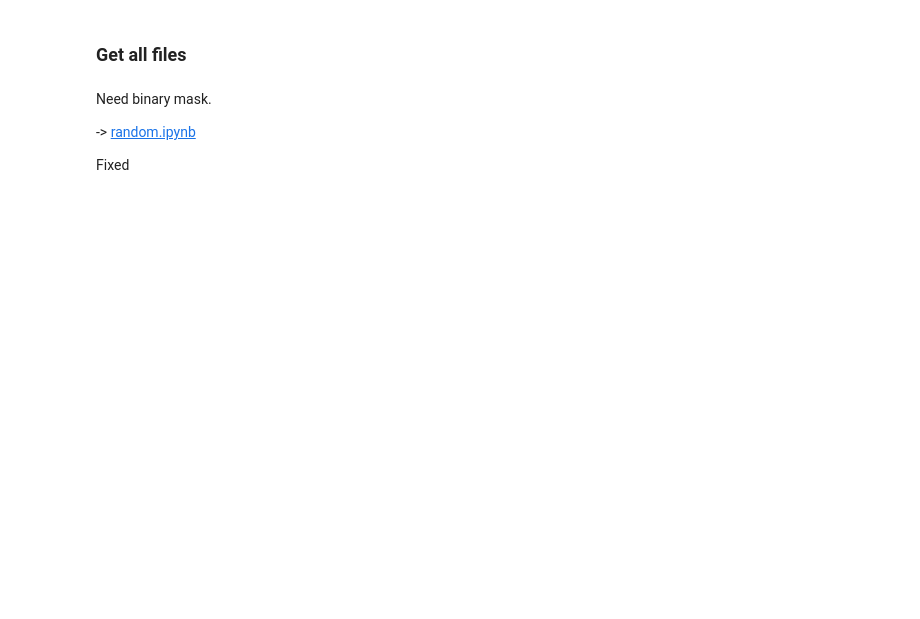
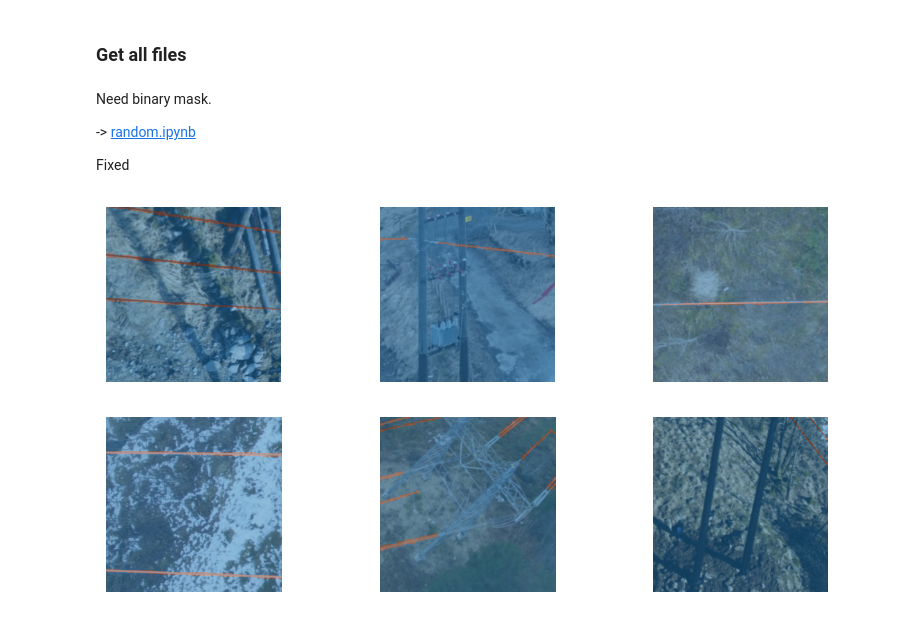
Before and after one commit to Snadderbyte/course-project-2, a Jupyter notebook: notebooks/linje-model.ipynb, the cells around one changed output. Saved outputs shown, nothing was run; the diff lists cells and outputs as text; code cells hidden in the pictures; blank space fills up the shorter version.

```diff
--- a/notebooks/linje-model.ipynb
+++ b/notebooks/linje-model.ipynb
@@ -72,10 +74,13 @@ linje = DataBlock(blocks=(ImageBlock, MaskBlock(codes)),
     splitter= RandomSplitter(valid_pct=0.2),
     get_y = get_msk,
     get_x = get_img,
-    item_tfms=Resize(300, 200),
+    #Ratioresize could not work for me. Resizes, but keeps aspectratio
+    item_tfms=Resize(348, 224),
     batch_tfms=[*aug_transforms(size=224, min_scale=0.75), Normalize.from_stats(*imagenet_stats, cuda=True)],)
 # %%
 dls = linje.dataloaders(source=image_path, device=torch.device('cuda'), bs=6)
 # %%
-dls.show_batch(figsize=(10, 10))
+dls.show_batch(figsize=(10, 5))
+# %% [output]
+[figure, added]
 # %%
```
Also changed, not shown: parts of 14 cells of this notebook, 10 other files.
